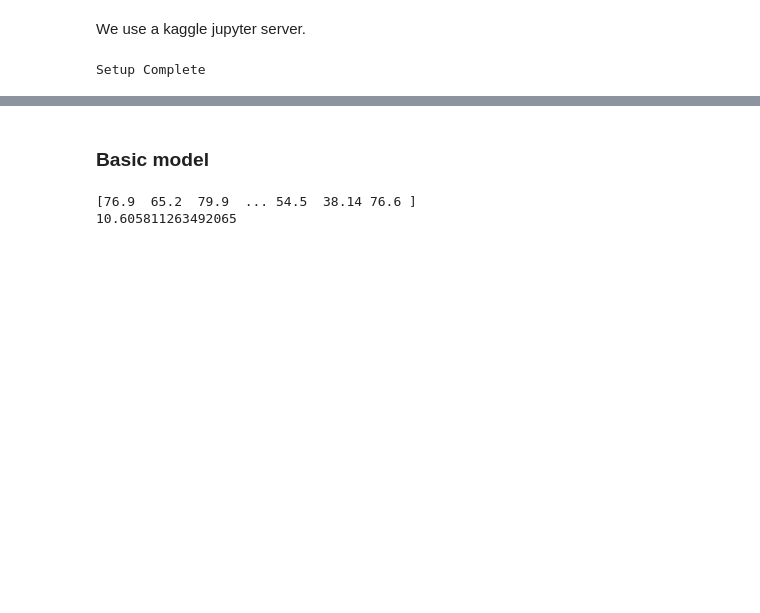
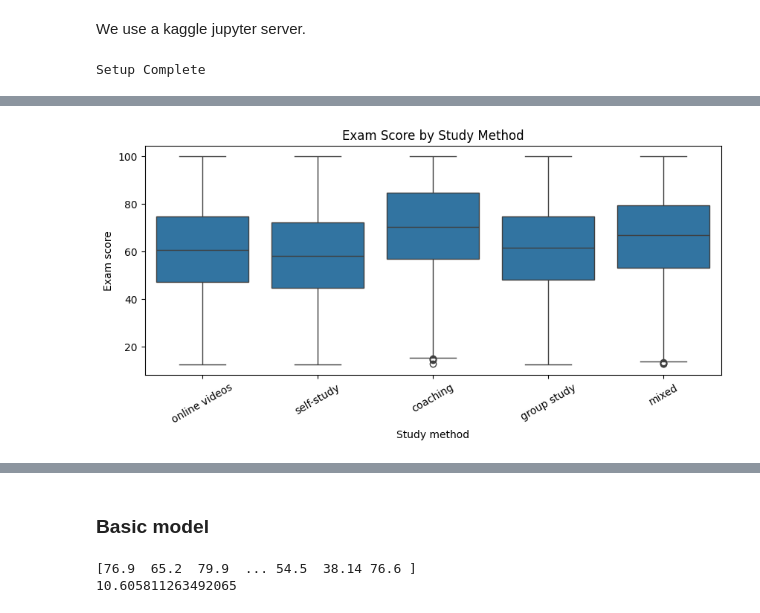
Before and after one commit to Muten-Roshi-Sama/MachineLearningLabs_4eiai40, a Jupyter notebook: Project2026/failure_prediction.ipynb, the cells around one changed output, grey strips where cells are left out. Cells and saved outputs as stored; diff of their text form; code cells hidden in the pictures; blank space fills up the shorter version.

```diff
--- a/Project2026/failure_prediction.ipynb
+++ b/Project2026/failure_prediction.ipynb
@@ -110,0 +363,10 @@ Interpretation: feature importance + one example explanation
+# %%
+plt.figure(figsize=(10, 4))
+sns.boxplot(data=raw_data, x='méthode_etude', y='score_examen')
+plt.title("Exam Score by Study Method")
+plt.xlabel("Study method")
+plt.ylabel("Exam score")
+plt.xticks(rotation=30)
+plt.show()
+# %% [output]
+[figure, added]
```
Also changed, not shown: parts of 62 cells of this notebook.
